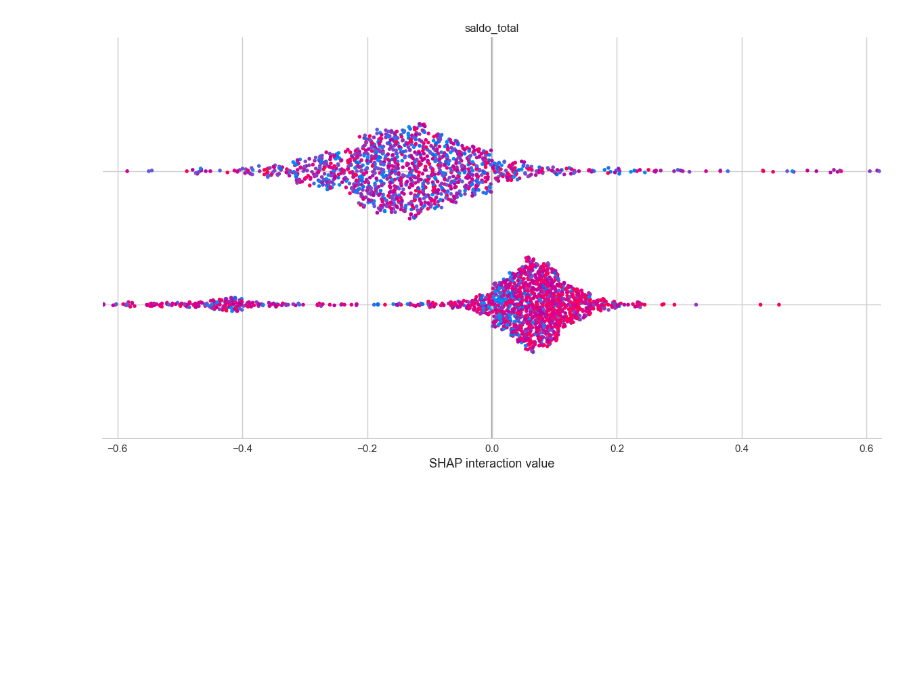
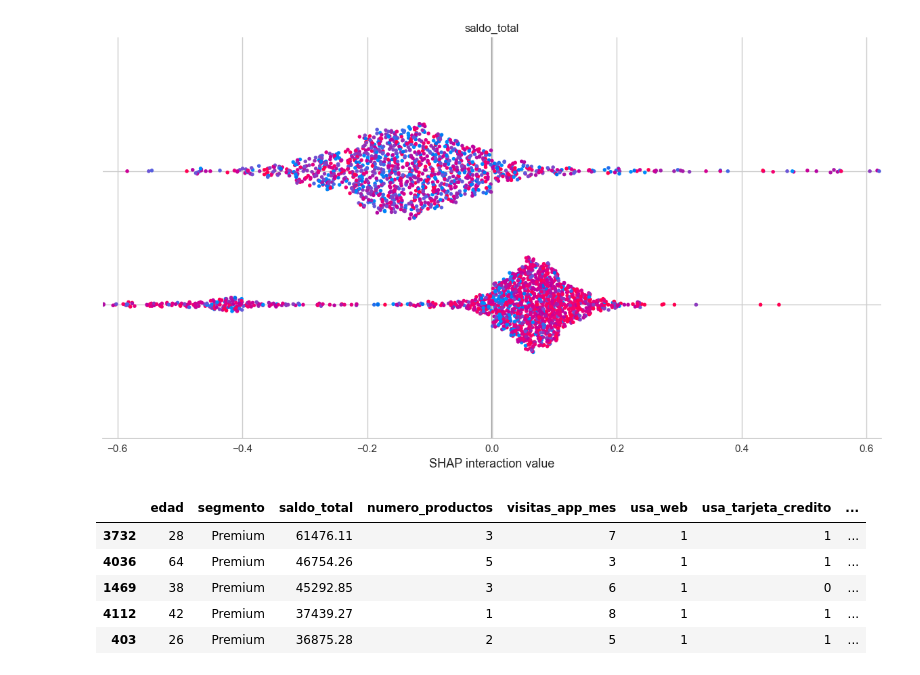
Before and after one commit to LuisDavidParedesCapcha/MLE, a Jupyter notebook: MLE_DMC_Trabajos/Taller_2_MLE.ipynb, the cells around one changed output. Cells and saved outputs as stored; diff of their text form; code cells hidden in the pictures; blank space fills up the shorter version.

```diff
--- a/MLE_DMC_Trabajos/Taller_2_MLE.ipynb
+++ b/MLE_DMC_Trabajos/Taller_2_MLE.ipynb
@@ -151,3 +191,16 @@ interpret_model(final)
 # %% [output]
 <Figure size 800x550 with 0 Axes>
 [figure]
+# %%
+# Pregunta 7
+# A pesar de haber sido cliente Premium y tener saldo muy elevados, decidieron marcharse
+# Esto podría ser debido a que el rango_ingresos ha sido Bajo y porque la tasa_credito_personal fue relativamente alto
+df[(df["segmento"] == "Premium") &
+   (df["cerrara_cuenta"]==1)].sort_values(by ="saldo_total", ascending = False).head(5)
+# %% [output]
+|  | edad | segmento | saldo_total | numero_productos | visitas_app_mes | usa_web | usa_tarjeta_credito | ... |
+| 3732 | 28 | Premium | 61476.11 | 3 | 7 | 1 | 1 | ... |
+| 4036 | 64 | Premium | 46754.26 | 5 | 3 | 1 | 1 | ... |
+| 1469 | 38 | Premium | 45292.85 | 3 | 6 | 1 | 0 | ... |
+| 4112 | 42 | Premium | 37439.27 | 1 | 8 | 1 | 1 | ... |
+| 403 | 26 | Premium | 36875.28 | 2 | 5 | 1 | 1 | ... |
```
Also changed, not shown: parts of 16 cells of this notebook.
